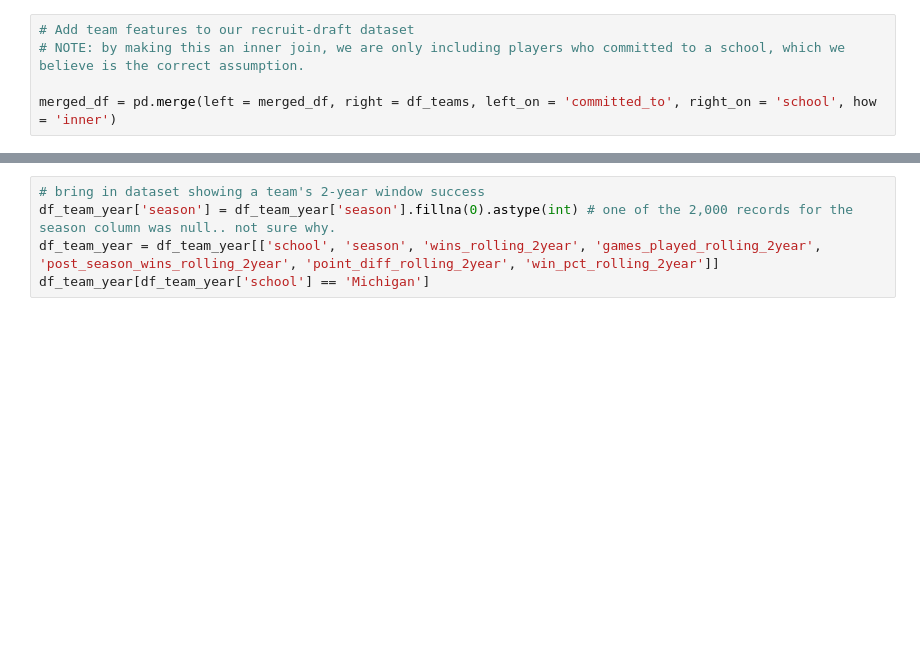
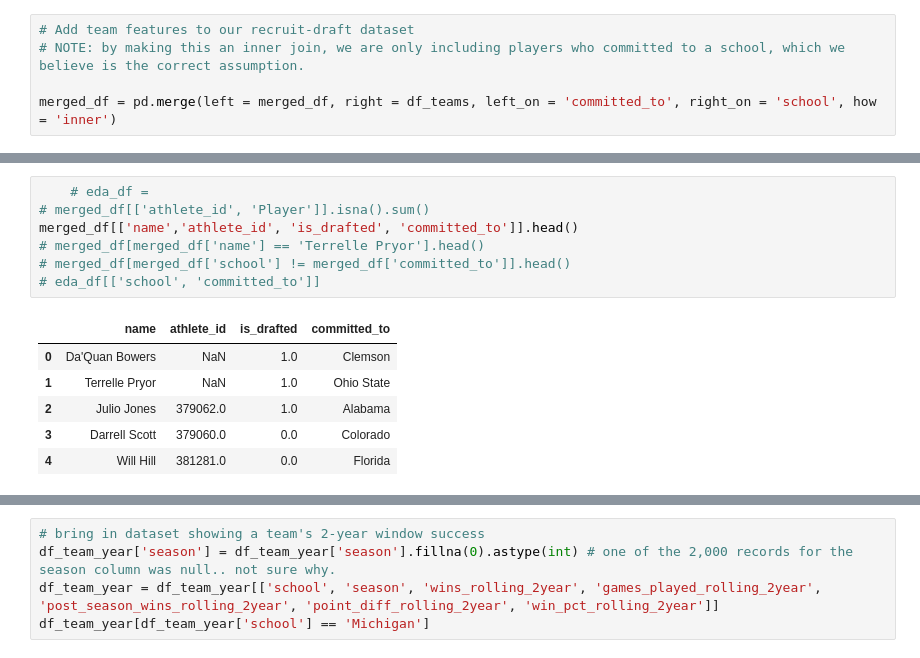
Before and after one commit to chrismca13/CFB_draft_propensity, a Jupyter notebook: notebooks/2_join_data_M2.ipynb, the cells around one changed output, grey strips where cells are left out. Drawn from its saved outputs; the diff is of its cells as text; blank space fills up the shorter version.

```diff
--- a/notebooks/2_join_data_M2.ipynb
+++ b/notebooks/2_join_data_M2.ipynb
@@ -128,3 +147,17 @@ merged_df.sample(5)
+# %%
+    # eda_df =
+# merged_df[['athlete_id', 'Player']].isna().sum()
+merged_df[['name','athlete_id', 'is_drafted', 'committed_to']].head()
+# merged_df[merged_df['name'] == 'Terrelle Pryor'].head()
+# merged_df[merged_df['school'] != merged_df['committed_to']].head()
+# eda_df[['school', 'committed_to']]
+# %% [output]
+|  | name | athlete_id | is_drafted | committed_to |
+| 0 | Da'Quan Bowers | NaN | 1.0 | Clemson |
+| 1 | Terrelle Pryor | NaN | 1.0 | Ohio State |
+| 2 | Julio Jones | 379062.0 | 1.0 | Alabama |
+| 3 | Darrell Scott | 379060.0 | 0.0 | Colorado |
+| 4 | Will Hill | 381281.0 | 0.0 | Florida |
 # %%
 print('merged_df: ' + str(merged_df.shape))
 # %% [output]
```
Also changed, not shown: parts of 7 cells of this notebook, 8 other files.
